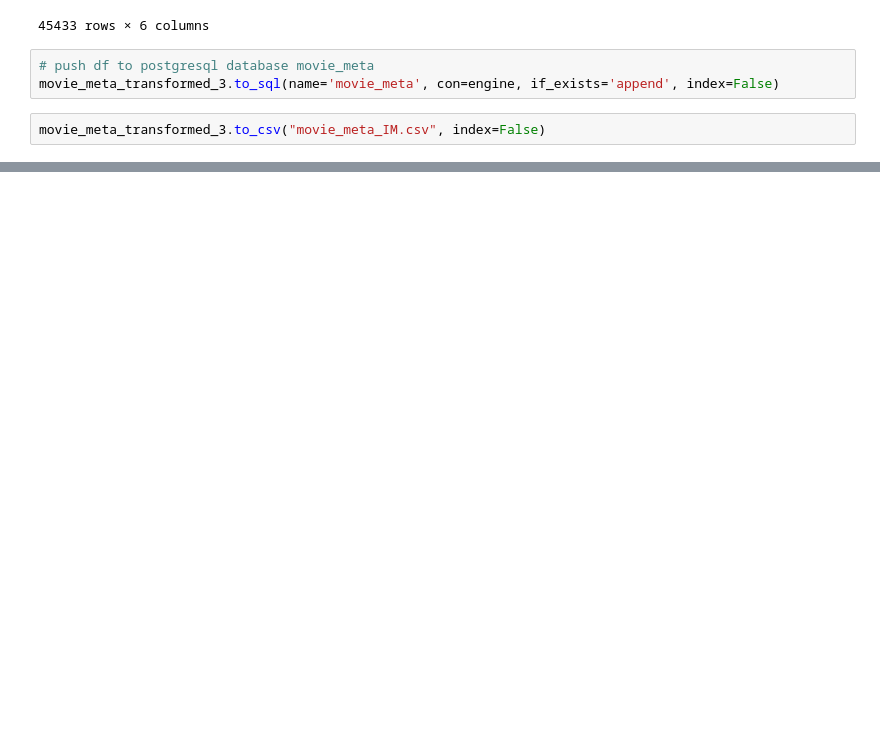
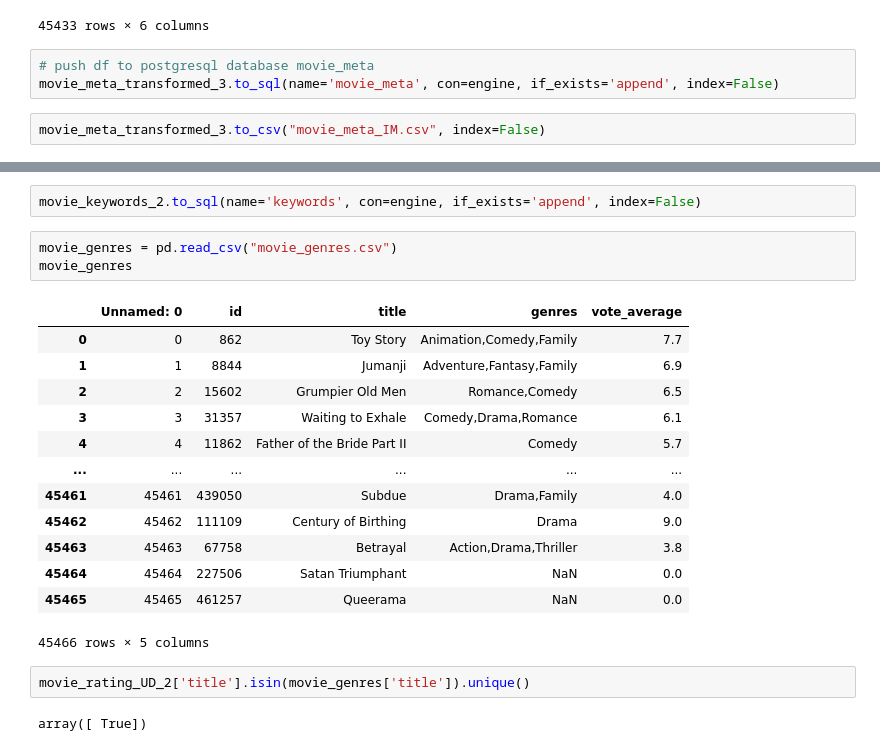
Before and after one commit to dany-roman/project_2, a Jupyter notebook: movielens_database_IM.ipynb, the cells around one changed output, grey strips where cells are left out. Saved outputs shown, nothing was run; the diff lists cells and outputs as text; blank space fills up the shorter version.

```diff
--- a/movielens_database_IM.ipynb
+++ b/movielens_database_IM.ipynb
@@ -361,0 +448,23 @@ movie_meta_transformed_3.to_csv("movie_meta_IM.csv", index=False)
+# %%
+movie_keywords_2.to_sql(name='keywords', con=engine, if_exists='append', index=False)
+# %%
+movie_genres = pd.read_csv("movie_genres.csv")
+movie_genres
+# %% [output]
+|  | Unnamed: 0 | id | title | genres | vote_average |
+| 0 | 0 | 862 | Toy Story | Animation,Comedy,Family | 7.7 |
+| 1 | 1 | 8844 | Jumanji | Adventure,Fantasy,Family | 6.9 |
+| 2 | 2 | 15602 | Grumpier Old Men | Romance,Comedy | 6.5 |
+| 3 | 3 | 31357 | Waiting to Exhale | Comedy,Drama,Romance | 6.1 |
+| 4 | 4 | 11862 | Father of the Bride Part II | Comedy | 5.7 |
+| ... | ... | ... | ... | ... | ... |
+| 45461 | 45461 | 439050 | Subdue | Drama,Family | 4.0 |
+| 45462 | 45462 | 111109 | Century of Birthing | Drama | 9.0 |
+| 45463 | 45463 | 67758 | Betrayal | Action,Drama,Thriller | 3.8 |
+| 45464 | 45464 | 227506 | Satan Triumphant | NaN | 0.0 |
+| 45465 | 45465 | 461257 | Queerama | NaN | 0.0 |
+45466 rows × 5 columns
+# %%
+movie_rating_UD_2['title'].isin(movie_genres['title']).unique()
+# %% [output]
+array([ True])
```
Also changed, not shown: parts of 9 cells of this notebook, 1 other file.
